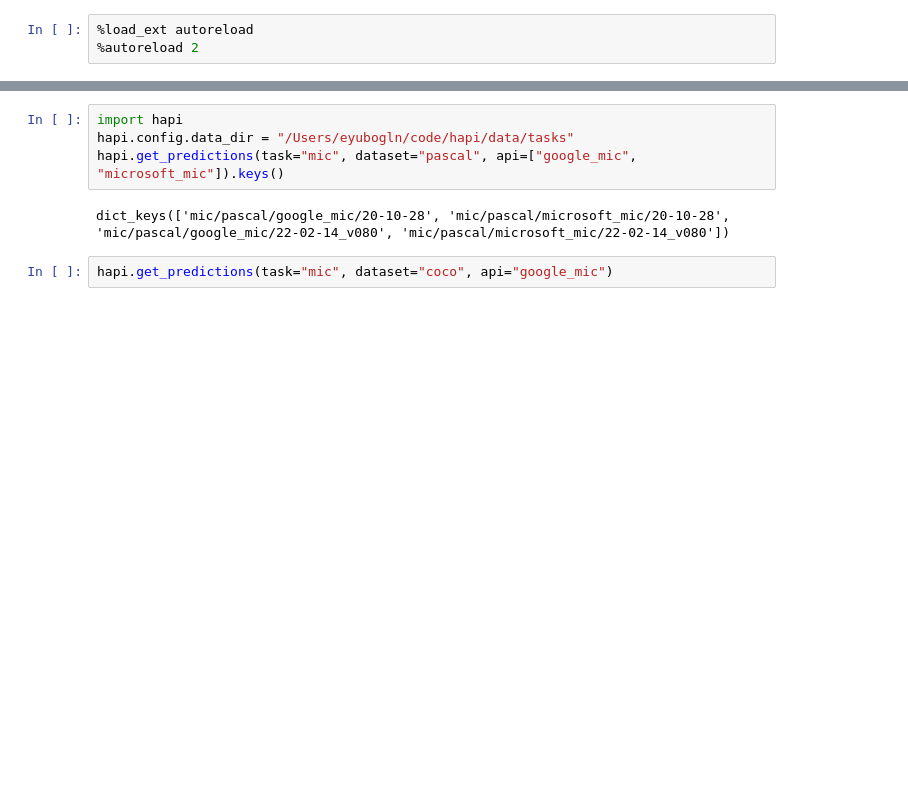
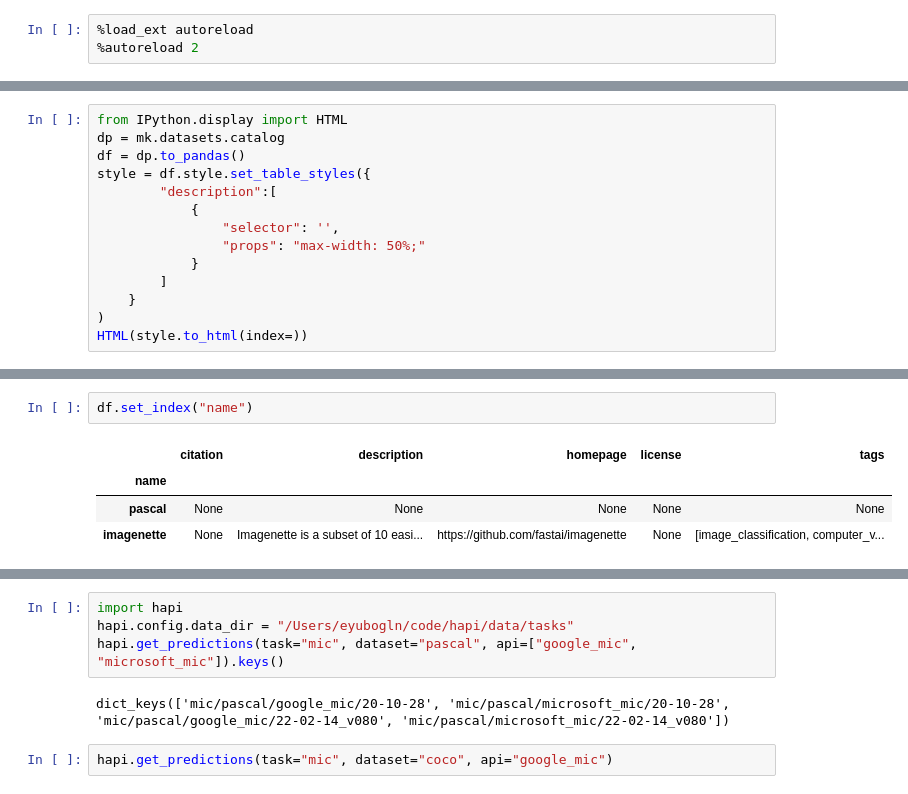
Before and after one commit to lchen001/HAPI, a Jupyter notebook: examples/dev.ipynb, the cells around one changed output, grey strips where cells are left out. Cells and saved outputs as stored; diff of their text form; blank space fills up the shorter version.

```diff
--- a/examples/dev.ipynb
+++ b/examples/dev.ipynb
@@ -8,0 +130,14 @@ os.name
+# %%
+from IPython.display import HTML
+dp = mk.datasets.catalog
+df = dp.to_pandas()
+style = df.style.set_table_styles({
+        "description":[
+            {
+                "selector": '',
+                "props": "max-width: 50%;"
+            }
+        ]
+    }
+)
+HTML(style.to_html(index=))
@@ -8,0 +148,7 @@ os.name
+# %%
+df.set_index("name")
+# %% [output]
+|  | citation | description | homepage | license | tags |
+| name |  |  |  |  |  |
+| pascal | None | None | None | None | None |
+| imagenette | None | Imagenette is a subset of 10 easi... | https://github.com/fastai/imagenette | None | [image_classification, computer_v... |
```
Also changed, not shown: parts of 35 cells of this notebook, 1 other file.
